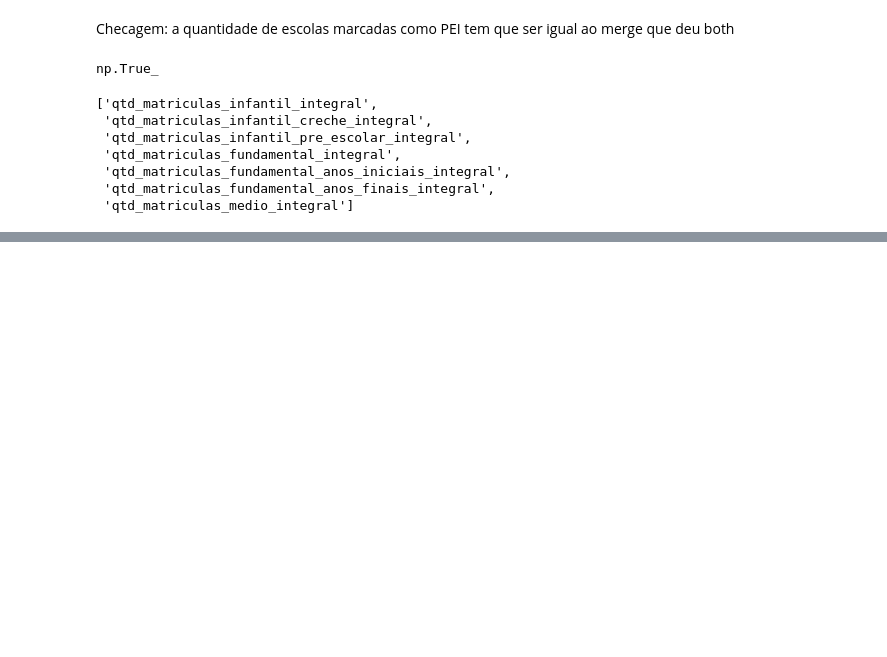
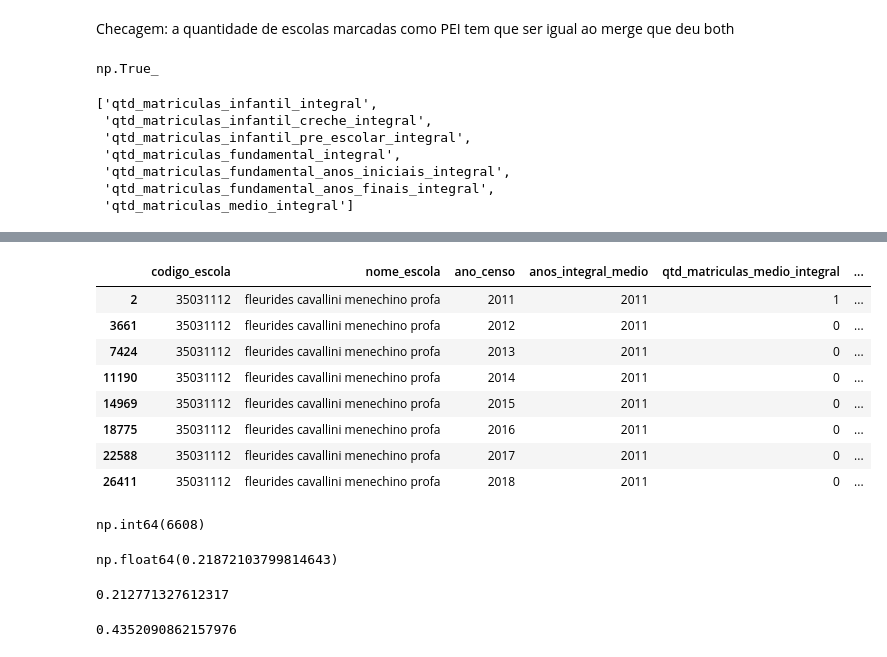
Before and after one commit to h-pgy/exclusao_social_pei, a Jupyter notebook: 04-data_munging.ipynb, the cells around one changed output, grey strips where cells are left out. Drawn from its saved outputs; the diff is of its cells as text; code cells hidden in the pictures; blank space fills up the shorter version.

```diff
--- a/04-data_munging.ipynb
+++ b/04-data_munging.ipynb
@@ -177,0 +139,3 @@ df_censo
+# %%
+df['possui_integral_medio'] = df['qtd_matriculas_medio_integral']>0
+df['possui_integral_medio'].sum()
@@ -177,0 +151,3 @@ df_censo
+# %%
+df['is_PEI_and_possui_medio_integral'] = df['is_PEI'] & df['possui_integral_medio']
+df['is_PEI_and_possui_medio_integral'].sum()
@@ -177,0 +181,23 @@ df_censo
+# %%
+def anos_com_integral_no_medio(df):
+
+    escolas = df['codigo_escola'].unique()
+    df['primeiro_ano_integral_medio'] = None
+    df['ultimo_ano_integral_medio'] = None
+    df['anos_integral_medio'] = None
+    for escola in escolas:
+        ids_escola = df[df['codigo_escola'] == escola].index
+        df_escola = df[df['codigo_escola'] == escola]
+        df_escola_integral = df_escola[df_escola['possui_integral_medio']]
+        anos = df_escola_integral['ano_censo'].unique()
+        if anos.size>0:
+            primeiro_ano = anos.min()
+            ultimo_ano = anos.max()
+            df.loc[ids_escola, 'primeiro_ano_integral_medio'] = primeiro_ano
+            df.loc[ids_escola, 'ultimo_ano_integral_medio'] = ultimo_ano
+            df.loc[ids_escola, 'anos_integral_medio'] = ','.join([str(ano) for ano in anos])
+
+    return df
+# %%
+df = anos_com_integral_no_medio(df)
+df['anos_integral_medio'].sample(5)
@@ -177,0 +259,12 @@ df_censo
+# %%
+df[df['codigo_escola']==35031112][['codigo_escola', 'nome_escola', 'ano_censo', 'anos_integral_medio','qtd_matriculas_medio_integral', 'possui_integral_medio', 'is_PEI', 'is_PEI_and_possui_medio_integral']]
+# %% [output]
+|  | codigo_escola | nome_escola | ano_censo | anos_integral_medio | qtd_matriculas_medio_integral | ... |
+| 2 | 35031112 | fleurides cavallini menechino profa | 2011 | 2011 | 1 | ... |
+| 3661 | 35031112 | fleurides cavallini menechino profa | 2012 | 2011 | 0 | ... |
+| 7424 | 35031112 | fleurides cavallini menechino profa | 2013 | 2011 | 0 | ... |
+| 11190 | 35031112 | fleurides cavallini menechino profa | 2014 | 2011 | 0 | ... |
+| 14969 | 35031112 | fleurides cavallini menechino profa | 2015 | 2011 | 0 | ... |
+| 18775 | 35031112 | fleurides cavallini menechino profa | 2016 | 2011 | 0 | ... |
+| 22588 | 35031112 | fleurides cavallini menechino profa | 2017 | 2011 | 0 | ... |
+| 26411 | 35031112 | fleurides cavallini menechino profa | 2018 | 2011 | 0 | ... |
@@ -177,0 +299,17 @@ df_censo
+# %%
+df = escola_com_integral_periodo_todo(df)
+df['ofertou_integral_de_forma_continua'].sum()
+# %% [output]
+np.int64(6608)
+# %%
+df['ofertou_integral_de_forma_continua'].mean()
+# %% [output]
+np.float64(0.21872103799814643)
+# %%
+df[df['ofertou_integral_de_forma_continua']]['codigo_escola'].nunique() / df['codigo_escola'].nunique()
+# %% [output]
+0.212771327612317
+# %%
+df[df['ofertou_integral_de_forma_continua']]['codigo_escola'].nunique()/df[df['is_PEI']]['codigo_escola'].nunique()
+# %% [output]
+0.4352090862157976
```
Also changed, not shown: parts of 77 cells of this notebook, 2 other files.
